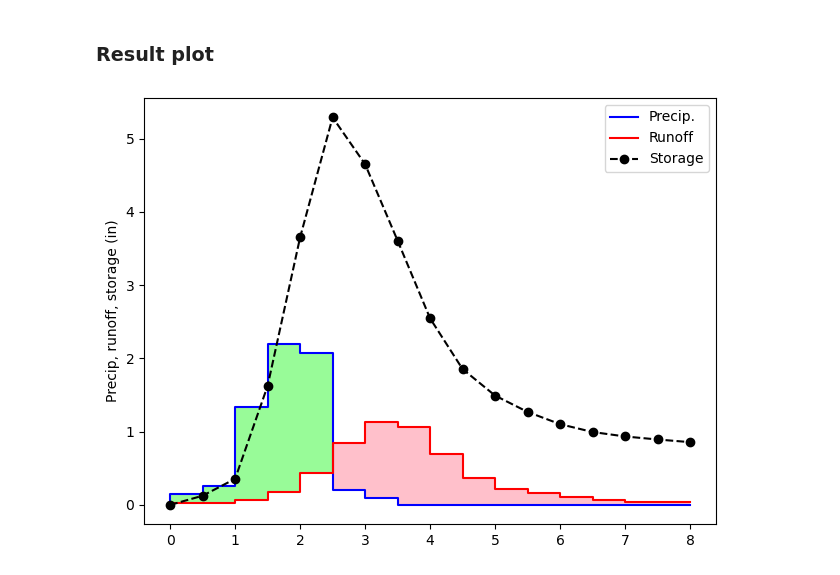
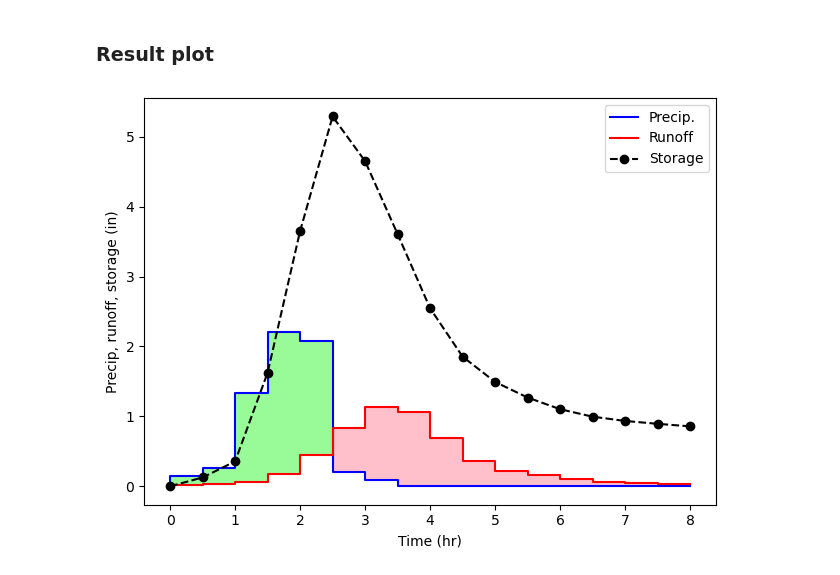
Before and after one commit to jshernandezs/ICYA4710, a Jupyter notebook: Notebooks/Balance.ipynb, the cells around one changed output. Drawn from its saved outputs; the diff is of its cells as text; code cells hidden in the pictures.

```diff
--- a/Notebooks/Balance.ipynb
+++ b/Notebooks/Balance.ipynb
@@ -67,16 +67,17 @@ S = S0 + np.cumsum(dS)
 # %%
 fig, axs = plt.subplots(1, 1)
 
 # Flow
 axs.fill_between(t, I, R, where= R != I, step="pre", facecolor='pink')
 axs.fill_between(t, I, R, where= I >=R, step="pre", facecolor='palegreen')
 axs.step(t, I, color='blue', label='Precip.')
 axs.step(t, R, color='red', label='Runoff')
 axs.plot(t, S, '--o', color='black', label='Storage')
 axs.set_ylabel('Precip, runoff, storage (in)')
+axs.set_xlabel('Time (hr)')
 
 axs.legend()
 fig.tight_layout()
 plt.show()
 # %% [output]
-[figure, old version]
+[figure, new version]
```
